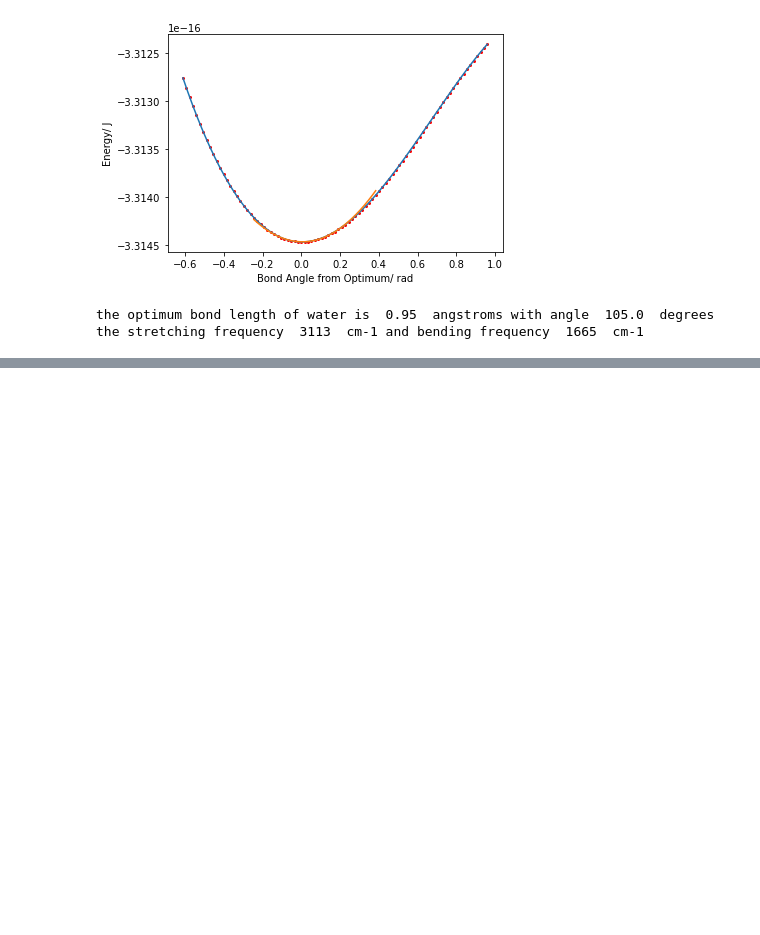
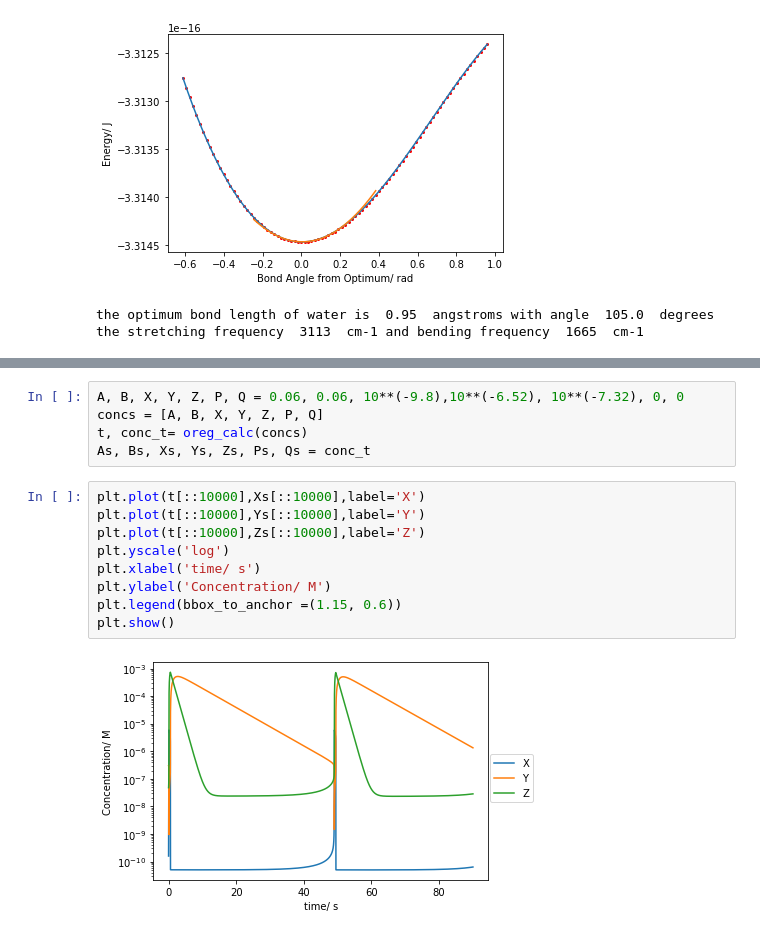
Before and after one commit to KGrewal1/ChemIITools, a Jupyter notebook: nbs/index.ipynb, the cells around one changed output, grey strips where cells are left out. Cells and saved outputs as stored; diff of their text form; blank space fills up the shorter version.

```diff
--- a/nbs/index.ipynb
+++ b/nbs/index.ipynb
@@ -67,0 +103,16 @@ the stretching frequency  3113  cm-1 and bending frequency  1665  cm-1
+# %%
+A, B, X, Y, Z, P, Q = 0.06, 0.06, 10**(-9.8),10**(-6.52), 10**(-7.32), 0, 0
+concs = [A, B, X, Y, Z, P, Q]
+t, conc_t= oreg_calc(concs)
+As, Bs, Xs, Ys, Zs, Ps, Qs = conc_t
+# %%
+plt.plot(t[::10000],Xs[::10000],label='X')
+plt.plot(t[::10000],Ys[::10000],label='Y')
+plt.plot(t[::10000],Zs[::10000],label='Z')
+plt.yscale('log')
+plt.xlabel('time/ s')
+plt.ylabel('Concentration/ M')
+plt.legend(bbox_to_anchor =(1.15, 0.6))
+plt.show()
+# %% [output]
+[figure, added]
```
Also changed, not shown: parts of 9 cells of this notebook, 13 other files.
